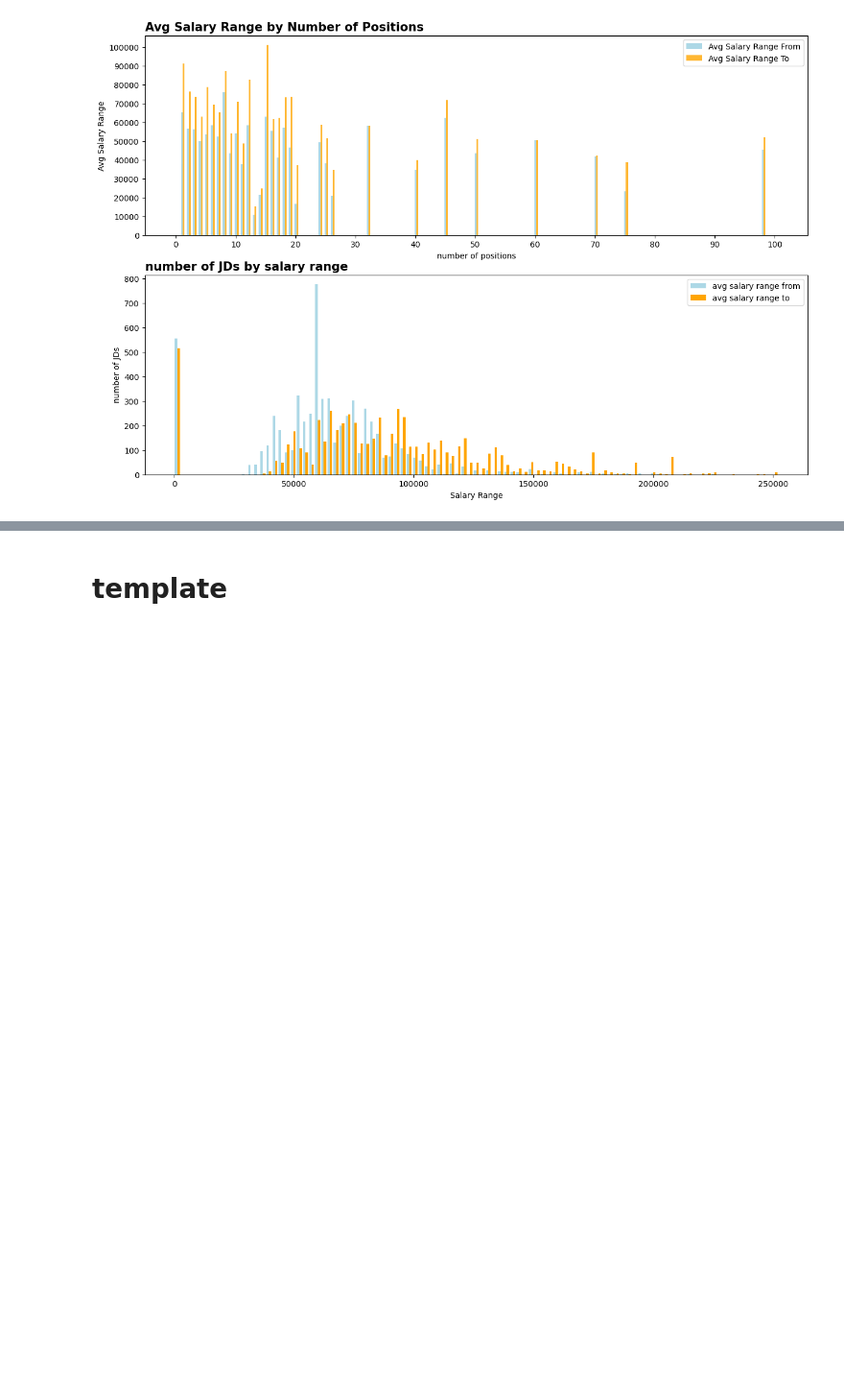
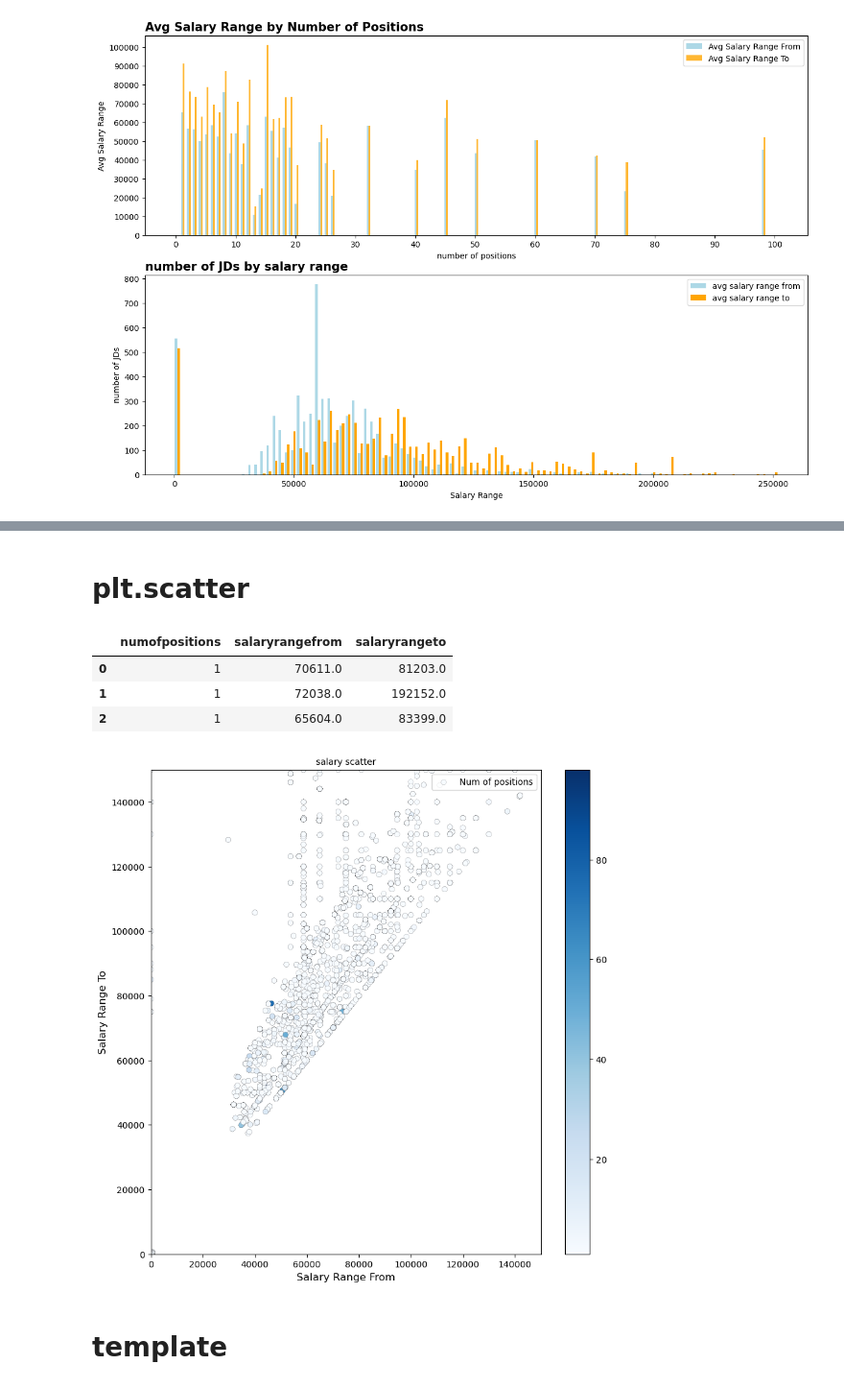
Before and after one commit to dfirst-education/sample, a Jupyter notebook: 5.0_plt_axe.ipynb, the cells around one changed output, grey strips where cells are left out. Shown at 96% size. Saved outputs shown, nothing was run; the diff lists cells and outputs as text; code cells hidden in the pictures; blank space fills up the shorter version.

```diff
--- a/5.0_plt_axe.ipynb
+++ b/5.0_plt_axe.ipynb
@@ -240,3 +271,39 @@ plt.show()
+# %% [markdown]
+# plt.scatter
+# %%
+query5 = """
+select "# Of Positions" as numofpositions, "Salary Range From" as salaryrangefrom, "Salary Range To" as salaryrangeto
+from df_jsonl
+"""
+result5 = sqldf(query5, locals())
+result5[0:3]
+# %% [output]
+|  | numofpositions | salaryrangefrom | salaryrangeto |
+| 0 | 1 | 70611.0 | 81203.0 |
+| 1 | 1 | 72038.0 | 192152.0 |
+| 2 | 1 | 65604.0 | 83399.0 |
+# %%
+import matplotlib.pyplot as plt
+from pylab import rcParams
+
+rcParams['figure.figsize'] = 10, 10 # Graph Size (width, height)
+plt.tight_layout() # Function to prevent graphs from overlapping each other
+
+plt.xlabel("Salary Range From", fontsize=12) # x-axis label
+plt.ylabel("Salary Range To", fontsize=12) # y-axis label
+plt.title("salary scatter", fontsize=10)
+
+plt.xlim(0, 150000) # x-axis range
+plt.ylim(0, 150000) # y-axis range
+
+# plt.scatter(result5['salaryrangefrom'], result5['salaryrangeto'], s=result5['numofpositions'], color='blue',label='Num of positions', linewidths=0.1, edgecolors='black')
+plt.scatter(result5['salaryrangefrom'], result5['salaryrangeto'], c=result5['numofpositions'], cmap='Blues',label='Num of positions', linewidths=0.1, edgecolors='black')
+plt.colorbar()
+
+plt.legend(loc='upper right') # legend location
+plt.show()
+# %% [output]
+[figure, added]
 # %% [markdown]
 # template
 # %%
```
Also changed, not shown: parts of 4 cells of this notebook.
